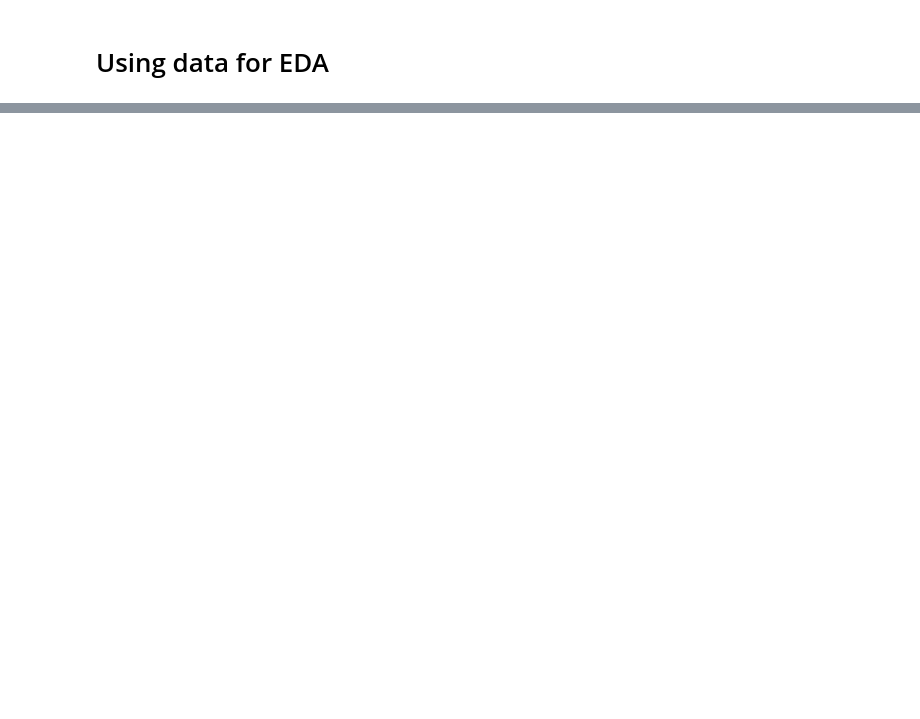
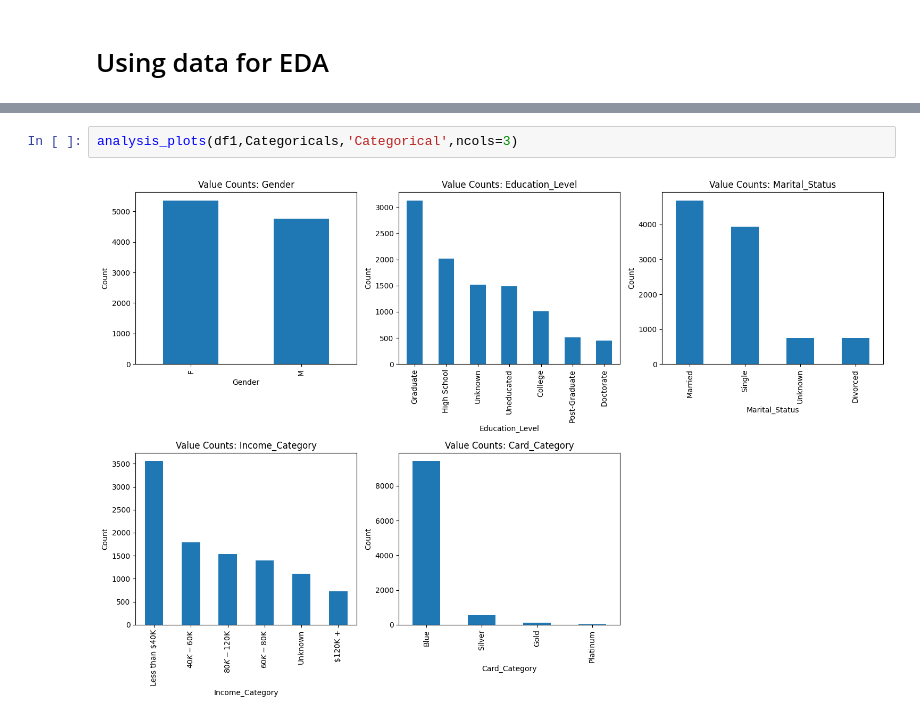
Before and after one commit to Amogh9341/Credit_Card_Churn, a Jupyter notebook: notebooks/EDA.ipynb, the cells around one changed output, grey strips where cells are left out. Cells and saved outputs as stored; diff of their text form; blank space fills up the shorter version.

```diff
--- a/notebooks/EDA.ipynb
+++ b/notebooks/EDA.ipynb
@@ -376,0 +266,4 @@ sns.violinplot(data=df1, x='Attrition_Flag', y='Total_Trans_Ct')
+# %%
+analysis_plots(df1,Categoricals,'Categorical',ncols=3)
+# %% [output]
+[figure, added]
```
Also changed, not shown: parts of 77 cells of this notebook, 1 other file.
